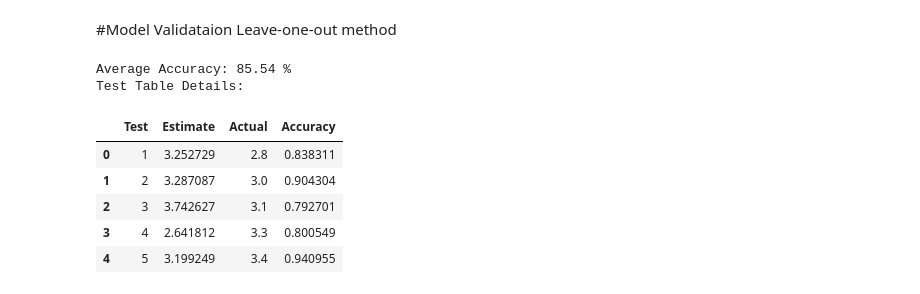
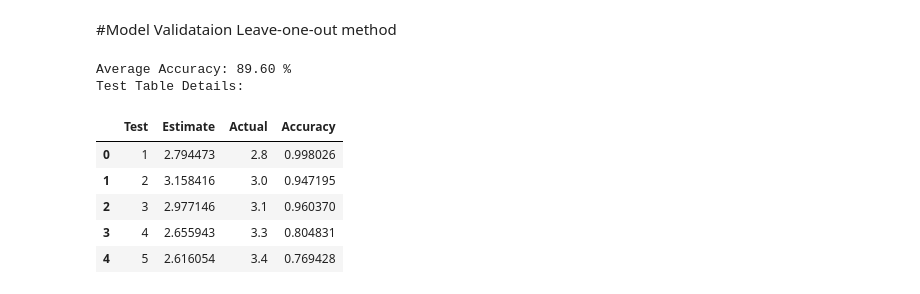
Before and after one commit to befitz/ISOM837_AnalyticsStoryTelling, a Jupyter notebook: ISOM837_AnalyticsStoryTelling_IQuit.ipynb, the cells around one changed output. Cells and saved outputs as stored; diff of their text form; code cells hidden in the pictures.

```diff
--- a/ISOM837_AnalyticsStoryTelling_IQuit.ipynb
+++ b/ISOM837_AnalyticsStoryTelling_IQuit.ipynb
@@ -80,8 +80,8 @@ class Test_Values():
     self.test_val5 = series.iloc[-1] - series.iloc[-2]
     self.min = np.min(series)
     self.max = np.max(series)
-    self.max_minus_min = np.max(series) - np.min(series)
     self.min_max = (np.min(series) - np.max(series))/ (np.max(series) - np.min(series))
+    self.max_minY = (np.max(series) - np.min(series))/ (np.max(table_raw['quits'][:235]) - np.min(table_raw['quits'][:235]))
 
 women_ratio = Test_Values(table_raw['women_ratio'])
 hourly_earn = Test_Values(table_raw['hourly_earn'])
@@ -151,5 +176,10 @@ hours_worked_pt = Post_Transform(table_raw['hours_worked']) #normalizing does no
 cpi_pt = Post_Transform(table_raw['cpi'])#normalizing does not reduce the skewness
 self_employed_pt = Post_Transform(table_transformed['self_employed_inversesqrt']) #normalizing reduces the skewness
 policy_uncertainty_pt = Post_Transform(table_transformed['policy_uncertainty_inversesqrt']) #normalizing reduces the skewness
-job_openings_pt = Post_Transform(table_transformed['job_openings_inversesqrt']) #normalizing reduces the skewness
+job_openings_inverse_pt = Post_Transform(table_transformed['job_openings_inversesqrt']) #normalizing reduces the skewness
 quits_pt = Post_Transform(table_raw['quits']) #normalizing does not reduce the skewness
+job_openings_pt = Post_Transform(table_transformed['job_openings'])
+
+test = test_skewness(job_openings_pt)
+test2 = test_skewness(job_openings_inverse_pt)
+print(test, test2)
@@ -208,7 +216,7 @@ def standardize_table(df):
   returns: table_standardized (pd.DataFrame)
   """
   table_standardized= pd.DataFrame()
-  for column in df.columns:
+  for column in df.columns[1:]:
       standard = standardize_data(df[f'{column}'])
       table_standardized[f'{column}'] = standard
   table_standardized.reset_index()
@@ -217,7 +225,8 @@ def standardize_table(df):
 
 table_final = standardize_table(table_transformed)
 table_final = table_final.dropna()
-
+table_transformed = table_transformed.reset_index()
+table_final['quits'] = table_transformed['quits']
 
 #new test values
 lfp_16_19_inversesqrt = Test_Values(table_transformed['lfp_16_19_inversesqrt'])
@@ -316,48 +324,37 @@ def validation_test2(model,Y,x1,x2,x3, test_number):
   returns: estimate (float)
   """
   coefficients = model.params
+  Constant = model.params[0]
+  coef1 = coefficients[1]
+  coef2 = coefficients[2]
+  coef3 = coefficients[3]
   if test_number == 1:
-    _x1 = (coefficients[1]*x1.min_max)*x1.test_val1
-    _x2 = (coefficients[2]*x2.min_max)*x2.test_val1
-    _x3_ = coefficients[3] * job_openings_inversesqrt.min_max
-    __x3 = 1/(_x3_*_x3_) #to de-transform the normalization
-    _x3 = __x3*x3.test_val1
-    _priorY = table_raw['quits'].iloc[-6]
+    _x1 = coef1 * x1.test_val1
+    _x2 = coef2 * x2.test_val1
+    _x3 = 1/(coef3*coef3) * x3.test_val1
     _Y = table_raw['quits'].iloc[-5]
   elif test_number == 2:
-    _x1 = (coefficients[1]*x1.min_max)*x1.test_val2
-    _x2 = (coefficients[2]*x2.min_max)*x2.test_val2
-    _x3_ = coefficients[3] * job_openings_inversesqrt.min_max
-    __x3 = 1/(_x3_*_x3_) #to de-transform the normalization
-    _x3 = __x3*x3.test_val2
-    _priorY = table_raw['quits'].iloc[-5]
+    _x1 = coef1 * x1.test_val2
+    _x2 = coef2 * x2.test_val2
+    _x3 = 1/(coef3*coef3) * x3.test_val2
     _Y = table_raw['quits'].iloc[-4]
   elif test_number == 3:
-    _x1 = (coefficients[1]*x1.min_max)*x1.test_val3
-    _x2 = (coefficients[2]*x2.min_max)*x2.test_val3
-    _x3_ = coefficients[3] * job_openings_inversesqrt.min_max
-    __x3 = 1/(_x3_*_x3_) #to de-transform the normalization
-    _x3 = __x3*x3.test_val3
-    _priorY = table_raw['quits'].iloc[-4]
+    _x1 = coef1 * x1.test_val3
+    _x2 = coef2 * x2.test_val3
+    _x3 = 1/(coef3*coef3) * x3.test_val3
     _Y = table_raw['quits'].iloc[-3]
   elif test_number == 4:
-    _x1 = (coefficients[1]*x1.min_max)*x1.test_val4
-    _x2 = (coefficients[2]*x2.min_max)*x2.test_val4
-    _x3_ = (coefficients[3]*job_openings_inversesqrt.min_max)
-    __x3 = 1/(_x3_*_x3_)
-    _x3 = __x3*job_openings.test_val4
-    _priorY = table_raw['quits'].iloc[-3]
+    _x1 = coef1 * x1.test_val4
+    _x2 = coef2 * x2.test_val4
+    _x3 = 1/(coef3*coef3) * x3.test_val4
     _Y = table_raw['quits'].iloc[-2]
   elif test_number == 5:
-    _x1 = (coefficients[1]*x1.min_max)*x1.test_val5
-    _x2 = (coefficients[2]*x2.min_max)*x2.test_val5
-    _x3_ = (coefficients[3]*job_openings_inversesqrt.min_max)
-    __x3 = 1/(_x3_*_x3_)
-    _x3 = __x3*job_openings.test_val5
-    _priorY = table_raw['quits'].iloc[-2]
+    _x1 = coef1 * x1.test_val5
+    _x2 = coef2 * x2.test_val5
+    _x3 = 1/(coef3*coef3) * x3.test_val5
     _Y = table_raw['quits'].iloc[-1]
 
-  estimate = _x1 + _x2 + _x3 + _priorY
+  estimate = _x1 + _x2 + _x3 + Constant
   actual = _Y
   accuracy = 1-(np.abs((estimate-actual)/actual))
 
@@ -373,36 +370,36 @@ def results_table(model, Y, x1, x2, x3):
   actual_list = []
   accuracy_list = []
   test_list = []
   while count <=5:
     estimate, actual, accuracy = validation_test2(model, Y, x1, x2, x3, count)
     estimate_list.append(estimate)
     actual_list.append(actual)
     accuracy_list.append(accuracy)
     test_list.append(count)
     count +=1
 
   model_validation['Test'] = test_list
   model_validation['Estimate'] = estimate_list
   model_validation['Actual'] = actual_list
   model_validation['Accuracy'] = accuracy_list
 
   return model_validation
 
 
 
 df = results_table(model_4, quits, women_ratio, lfp_25_54, job_openings)
 final_accuracy = (df['Accuracy'].sum())/5
 
 
 print("Average Accuracy: %0.2f" % (final_accuracy*100),"%")
 print('Test Table Details:')
 display(df)
 # %% [output]
-Average Accuracy: 85.54 %
+Average Accuracy: 89.60 %
 Test Table Details:
 |  | Test | Estimate | Actual | Accuracy |
-| 0 | 1 | 3.252729 | 2.8 | 0.838311 |
-| 1 | 2 | 3.287087 | 3.0 | 0.904304 |
-| 2 | 3 | 3.742627 | 3.1 | 0.792701 |
-| 3 | 4 | 2.641812 | 3.3 | 0.800549 |
-| 4 | 5 | 3.199249 | 3.4 | 0.940955 |
+| 0 | 1 | 2.794473 | 2.8 | 0.998026 |
+| 1 | 2 | 3.158416 | 3.0 | 0.947195 |
+| 2 | 3 | 2.977146 | 3.1 | 0.960370 |
+| 3 | 4 | 2.655943 | 3.3 | 0.804831 |
+| 4 | 5 | 2.616054 | 3.4 | 0.769428 |
```
Also changed, not shown: parts of 10 cells of this notebook.
